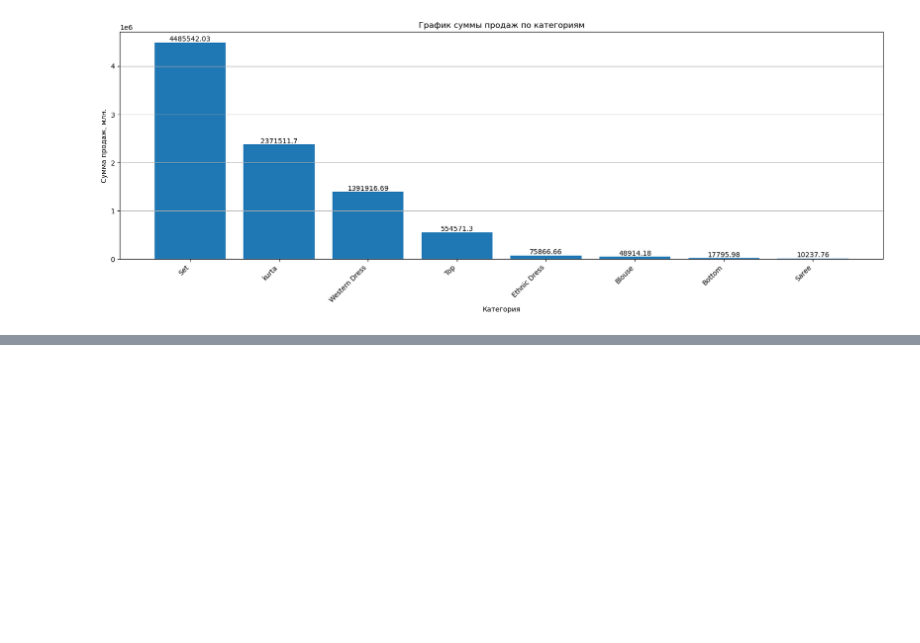
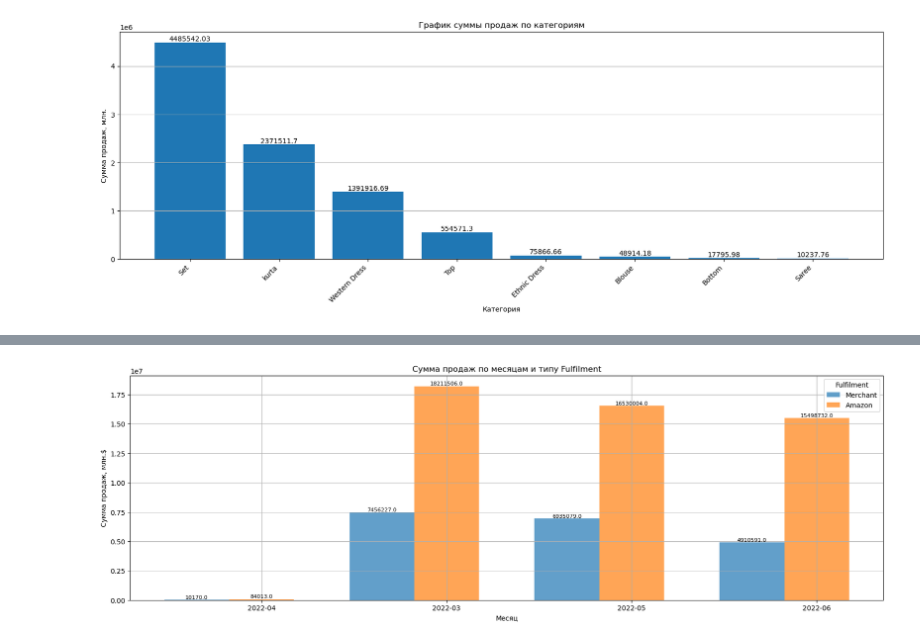
Before and after one commit to MaximManuyko/Jupyter, a Jupyter notebook: 5_Набор_данных_о_продажах_электронной_коммерции.ipynb, the cells around one changed output, grey strips where cells are left out. Drawn from its saved outputs; the diff is of its cells as text; code cells hidden in the pictures; blank space fills up the shorter version.

Commit message:
Add 5_Набор_данных_о_продажах_электронной_коммерции

```diff
--- a/5_Набор_данных_о_продажах_электронной_коммерции.ipynb
+++ b/5_Набор_данных_о_продажах_электронной_коммерции.ipynb
@@ -271,0 +325,50 @@ plt.show()
+# %%
+df = input_raw.copy(deep=True)
+
+df['Date'] = pd.to_datetime(df['Date'])
+
+# Фильтрация строк по условиям
+filtered_df = df[df['Status'].isin(['Shipped', 'Shipped - Delivered to Buyer', 'Shipped - Picked Up'])]
+
+# Построение столбчатой диаграммы
+fig, ax = plt.subplots(figsize=(b, b * 0.3))
+
+# Создание уникального списка месяцев
+months = filtered_df['Date'].dt.to_period("M").unique()
+
+# Ширина столбиков
+bar_width = 0.35
+
+for i, fulfillment in enumerate(filtered_df['Fulfilment'].unique()):
+    subset = filtered_df[filtered_df['Fulfilment'] == fulfillment]
+    subset_grouped = subset.groupby(subset['Date'].dt.to_period("M"))['Amount'].sum()
+
+    # Перемещение каждого столбика по x на ширину столбика
+    x_pos = [pos + i * bar_width for pos in range(len(months))]
+
+    bars = ax.bar(x_pos, subset_grouped, width=bar_width, label=fulfillment, alpha=0.7)
+
+    # Добавление значений над столбиками
+    for bar, value in zip(bars, subset_grouped):
+        ax.text(bar.get_x() + bar.get_width() / 2, bar.get_height(), round(value, 2),
+                ha='center', va='bottom', fontsize=8, color='black')
+
+# Настройка внешнего вида диаграммы
+ax.set_title('Сумма продаж по месяцам и типу Fulfilment')
+ax.set_xlabel('Месяц')
+ax.set_ylabel('Сумма продаж, млн.$')
+ax.grid(True)
+ax.legend(title='Fulfilment')
+
+# Форматирование дат на оси x
+date_form = DateFormatter("%Y-%m")
+ax.xaxis.set_major_formatter(date_form)
+
+# Расстановка меток по x и их названия (месяцы)
+ax.set_xticks([pos + bar_width for pos in range(len(months))])
+ax.set_xticklabels(months)
+
+# Отображение диаграммы
+plt.show()
+# %% [output]
+[figure, added]
```
Also changed, not shown: parts of 12 cells of this notebook, 18 other files.
